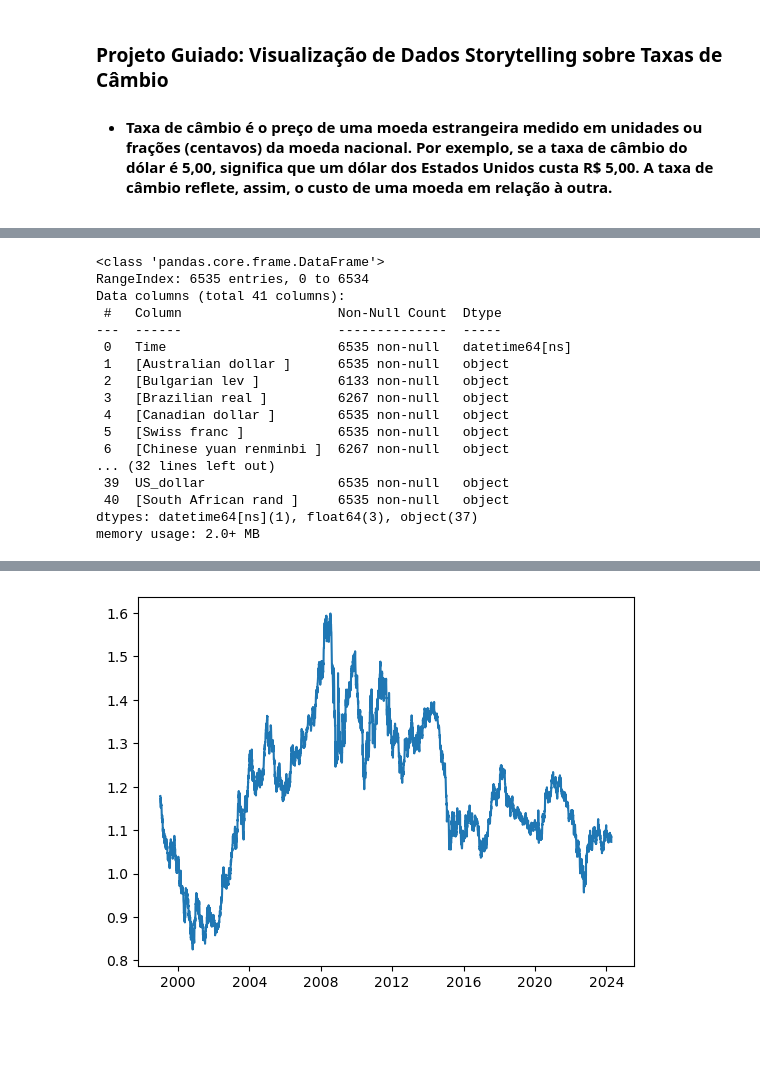
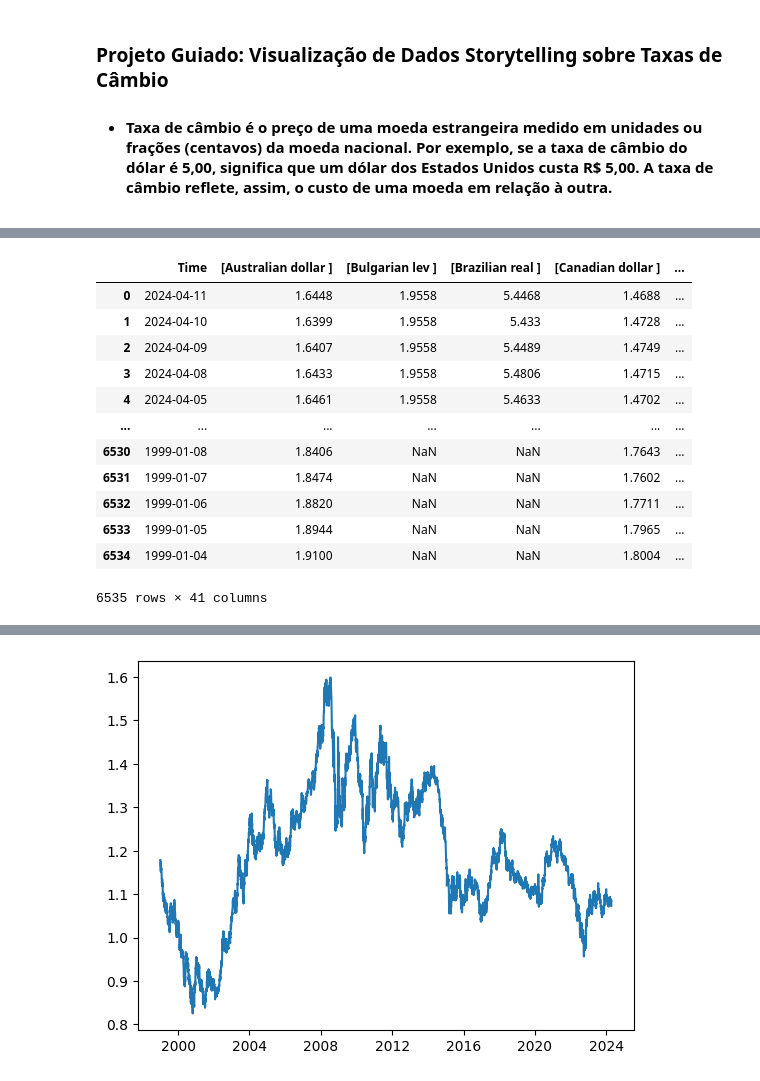
Before and after one commit to dev-alissonalves/data-scientist-dataquest, a Jupyter notebook: part02 - data_analysis_and_visualization/3-telling-stories-using-data-visualization/project-06/Guided Project: Storytelling Data Visualization on Exchange Rates.ipynb, the cells around one changed output, grey strips where cells are left out. Drawn from its saved outputs; the diff is of its cells as text; code cells hidden in the pictures; blank space fills up the shorter version.

```diff
--- a/part02 - data_analysis_and_visualization/3-telling-stories-using-data-visualization/project-06/Guided Project: Storytelling Data Visualization on Exchange Rates.ipynb
+++ b/part02 - data_analysis_and_visualization/3-telling-stories-using-data-visualization/project-06/Guided Project: Storytelling Data Visualization on Exchange Rates.ipynb
@@ -51,33 +54,24 @@ dtypes: datetime64[ns](1), float64(3), object(37)
 memory usage: 2.0+ MB
 # %%
 # Alterando os nomes de duas colunas
+# O parâmetro inplace=Trueno método renamedo pandas DataFrame indica que as alterações devem ser feitas no próprio objeto original, em vez de criar um novo objeto
 exchange_rates.rename(columns={'[US dollar ]': 'US_dollar', 'Period\\Unit:': 'Time'}, inplace=True)
 
 # Alterando o tipo de dados da coluna Time ara o tipo datetime
 exchange_rates['Time'] = pd.to_datetime(exchange_rates['Time'])
-
-# Classificando os valores do menor para o maior
-exchange_rates.sort_values('Time', inplace=True)
-
-# Redefinindo o index
-exchange_rates.reset_index(drop=True, inplace=True)
-
-exchange_rates.info()
-# %% [output]
-<class 'pandas.core.frame.DataFrame'>
-RangeIndex: 6535 entries, 0 to 6534
-Data columns (total 41 columns):
- #   Column                    Non-Null Count  Dtype
----  ------                    --------------  -----
- 0   Time                      6535 non-null   datetime64[ns]
- 1   [Australian dollar ]      6535 non-null   object
- 2   [Bulgarian lev ]          6133 non-null   object
- 3   [Brazilian real ]         6267 non-null   object
- 4   [Canadian dollar ]        6535 non-null   object
- 5   [Swiss franc ]            6535 non-null   object
- 6   [Chinese yuan renminbi ]  6267 non-null   object
-... (32 lines left out)
- 39  US_dollar                 6535 non-null   object
- 40  [South African rand ]     6535 non-null   object
-dtypes: datetime64[ns](1), float64(3), object(37)
-memory usage: 2.0+ MB
+# %%
+exchange_rates
+# %% [output]
+|  | Time | [Australian dollar ] | [Bulgarian lev ] | [Brazilian real ] | [Canadian dollar ] | ... |
+| 0 | 2024-04-11 | 1.6448 | 1.9558 | 5.4468 | 1.4688 | ... |
+| 1 | 2024-04-10 | 1.6399 | 1.9558 | 5.433 | 1.4728 | ... |
+| 2 | 2024-04-09 | 1.6407 | 1.9558 | 5.4489 | 1.4749 | ... |
+| 3 | 2024-04-08 | 1.6433 | 1.9558 | 5.4806 | 1.4715 | ... |
+| 4 | 2024-04-05 | 1.6461 | 1.9558 | 5.4633 | 1.4702 | ... |
+| ... | ... | ... | ... | ... | ... | ... |
+| 6530 | 1999-01-08 | 1.8406 | NaN | NaN | 1.7643 | ... |
+| 6531 | 1999-01-07 | 1.8474 | NaN | NaN | 1.7602 | ... |
+| 6532 | 1999-01-06 | 1.8820 | NaN | NaN | 1.7711 | ... |
+| 6533 | 1999-01-05 | 1.8944 | NaN | NaN | 1.7965 | ... |
+| 6534 | 1999-01-04 | 1.9100 | NaN | NaN | 1.8004 | ... |
+6535 rows × 41 columns
```
Also changed, not shown: parts of 11 cells of this notebook.
